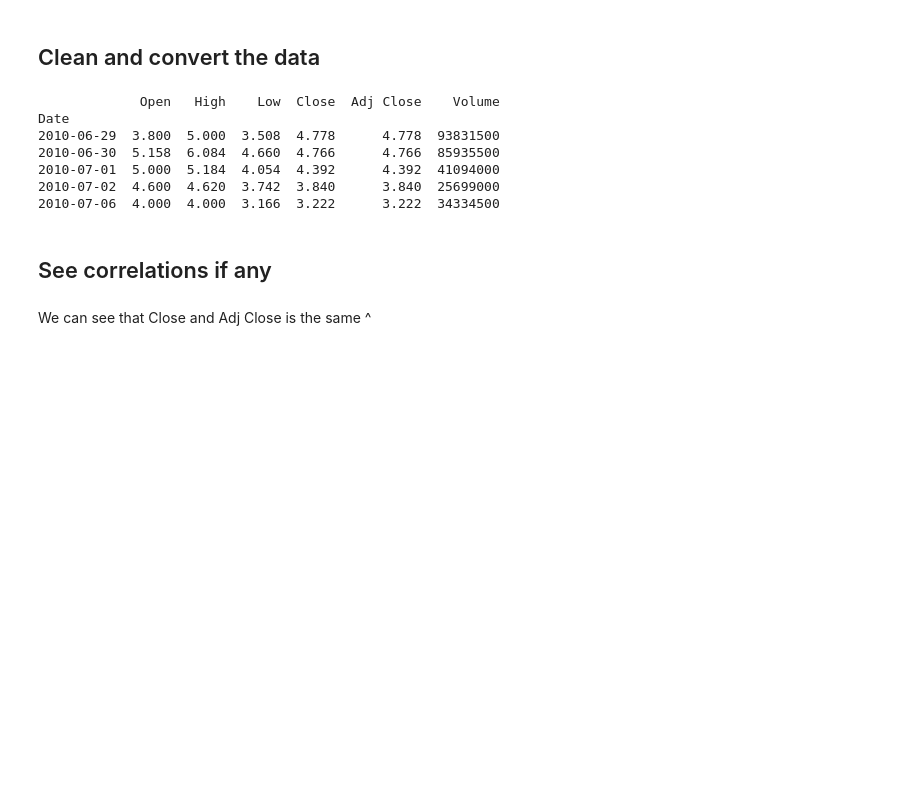
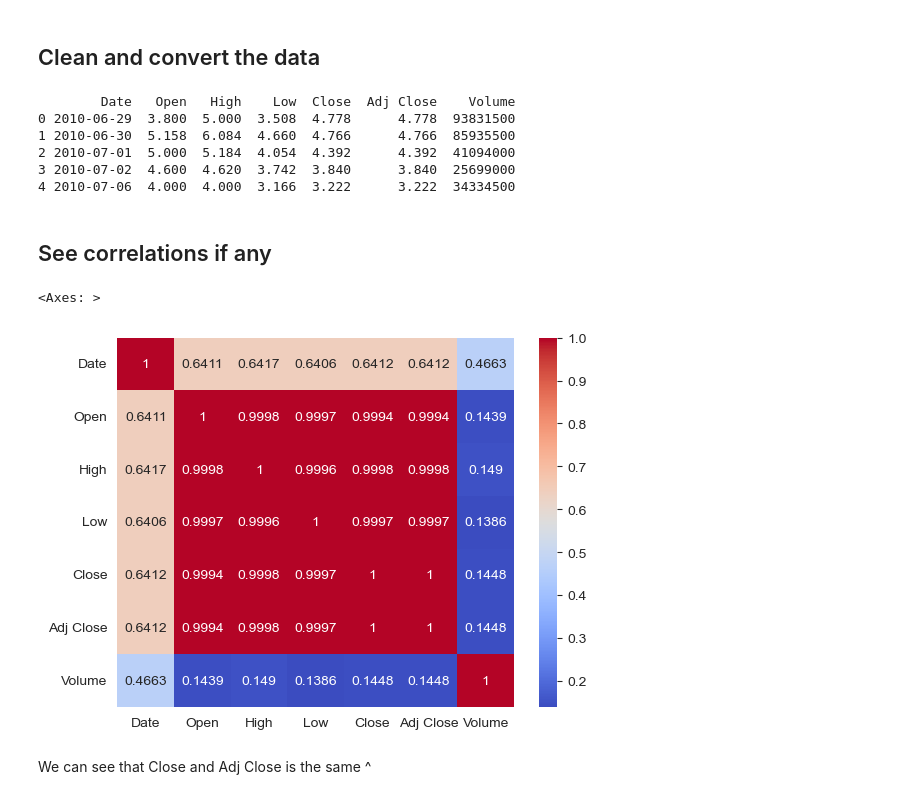
Before and after one commit to rasmusjs/DAVE3625-1-23H-Intro-To-AI-Assignment-2, a Jupyter notebook: main.ipynb, the cells around one changed output. Cells and saved outputs as stored; diff of their text form; code cells hidden in the pictures; blank space fills up the shorter version.

```diff
--- a/main.ipynb
+++ b/main.ipynb
@@ -63,21 +57,22 @@ We can see that the date column is not recognised, we need to convert it to the
 ## Clean and convert the data
 # %%
 df['Date'] = pd.to_datetime(df['Date'])  # Convert from string to datetime
-df = df.set_index('Date')  # Set the date to be the index
+#df = df.set_index('Date')  # Set the date to be the index
 print(df.head())
 # %% [output]
-             Open   High    Low  Close  Adj Close    Volume
-Date
-2010-06-29  3.800  5.000  3.508  4.778      4.778  93831500
-2010-06-30  5.158  6.084  4.660  4.766      4.766  85935500
-2010-07-01  5.000  5.184  4.054  4.392      4.392  41094000
-2010-07-02  4.600  4.620  3.742  3.840      3.840  25699000
-2010-07-06  4.000  4.000  3.166  3.222      3.222  34334500
+        Date   Open   High    Low  Close  Adj Close    Volume
+0 2010-06-29  3.800  5.000  3.508  4.778      4.778  93831500
+1 2010-06-30  5.158  6.084  4.660  4.766      4.766  85935500
+2 2010-07-01  5.000  5.184  4.054  4.392      4.392  41094000
+3 2010-07-02  4.600  4.620  3.742  3.840      3.840  25699000
+4 2010-07-06  4.000  4.000  3.166  3.222      3.222  34334500
 # %% [markdown]
 ## See correlations if any
 # %%
-#df.corr()
-#sns.heatmap(df.corr(), annot=True, fmt=".2f", cmap="coolwarm")  #Seaborn plot
+sns.heatmap(df.corr(), annot=True, fmt=".4g", cmap="coolwarm")  #Seaborn plot
+# %% [output]
+<Axes: >
+[figure, added]
 # %% [markdown]
 We can see that Close and Adj Close is the same ^
 # %%
```
Also changed, not shown: parts of 17 cells of this notebook, 8 other files.
